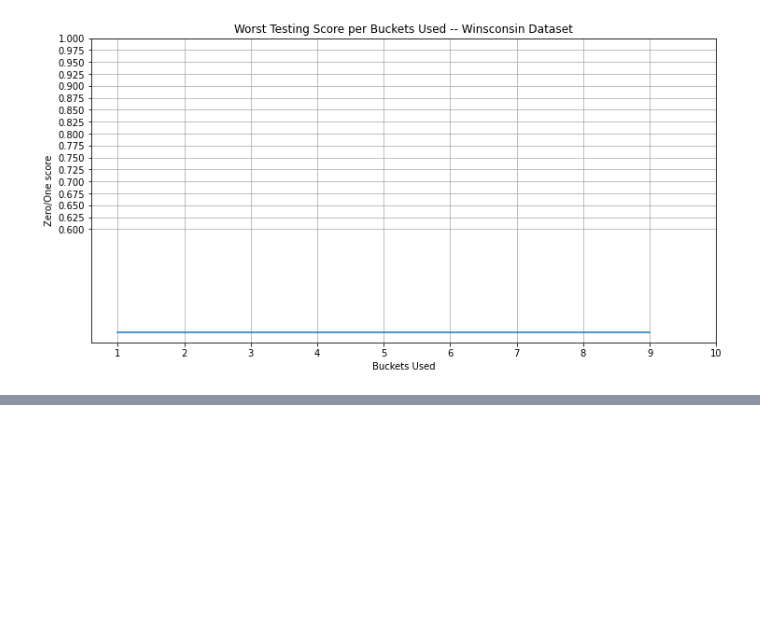
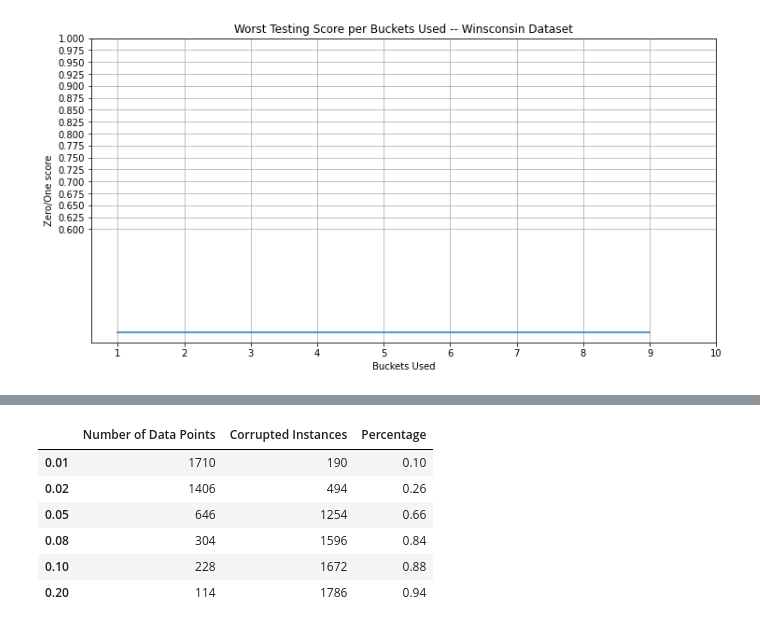
Before and after one commit to aguilarjose11/Perceptron-Corruption, a Jupyter notebook: DataCorruptionExperimentsAndResults.ipynb, the cells around one changed output, grey strips where cells are left out. Drawn from its saved outputs; the diff is of its cells as text; code cells hidden in the pictures; blank space fills up the shorter version.

```diff
--- a/DataCorruptionExperimentsAndResults.ipynb
+++ b/DataCorruptionExperimentsAndResults.ipynb
@@ -556,0 +642,14 @@ plt.yticks(np.linspace(0.6, 1.0, 17))
+# %%
+pd.DataFrame({
+    'Number of Data Points': [1710, 1406, 646, 304, 228, 114],
+    'Corrupted Instances'  : [190, 494, 1254, 1596, 1672, 1786],
+    'Percentage'           : [0.1, 0.26, 0.66, 0.84, 0.88, 0.94]
+}, index=[0.01, 0.02, 0.05, 0.08, 0.1, 0.2])
+# %% [output]
+|  | Number of Data Points | Corrupted Instances | Percentage |
+| 0.01 | 1710 | 190 | 0.10 |
+| 0.02 | 1406 | 494 | 0.26 |
+| 0.05 | 646 | 1254 | 0.66 |
+| 0.08 | 304 | 1596 | 0.84 |
+| 0.10 | 228 | 1672 | 0.88 |
+| 0.20 | 114 | 1786 | 0.94 |
```
Also changed, not shown: parts of 8 cells of this notebook, 5 other files.
